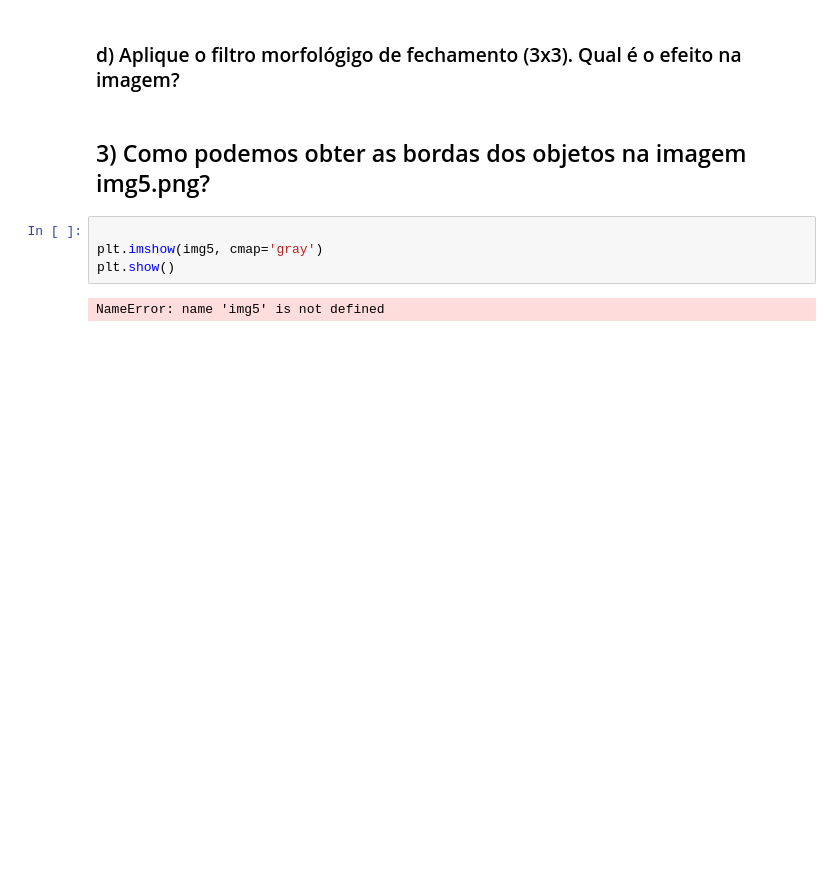
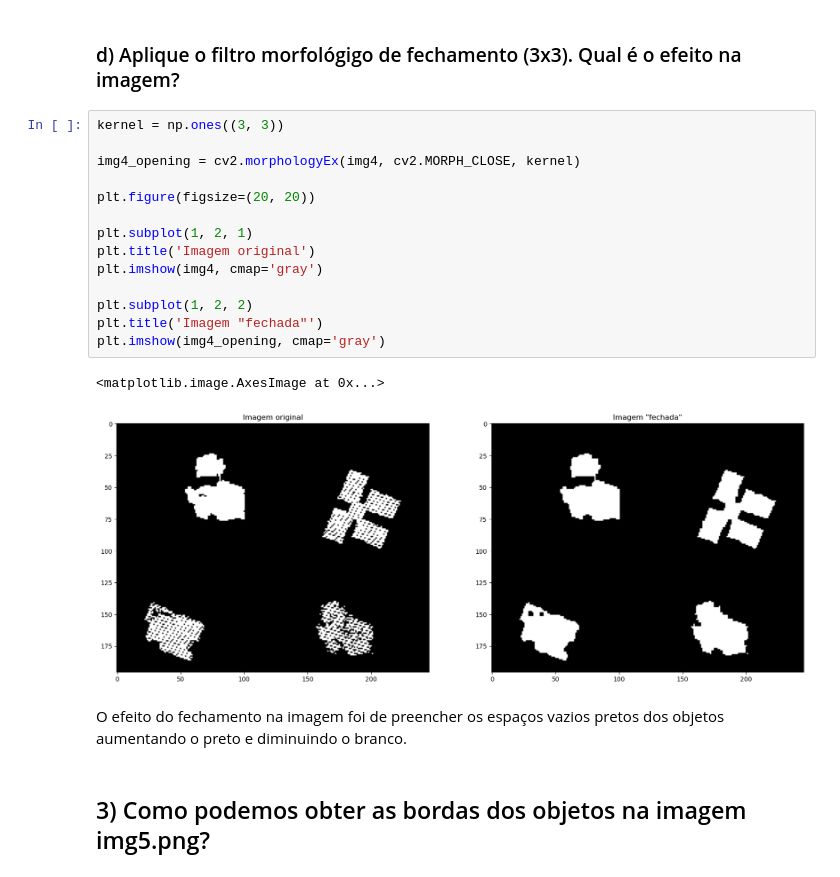
Before and after one commit to LuizHVicari/Processamento-de-imagens, a Jupyter notebook: Aula 012/Exercicios.ipynb, the cells around one changed output. Cells and saved outputs as stored; diff of their text form; blank space fills up the shorter version.

```diff
--- a/Aula 012/Exercicios.ipynb
+++ b/Aula 012/Exercicios.ipynb
@@ -201,13 +220,26 @@ O efeito na imagem após a dilatação foi de reduzir o "granulado" nos objetos.
 # %% [markdown]
 ### d) Aplique o filtro morfológigo de fechamento (3x3). Qual é o efeito na imagem?
+# %%
+kernel = np.ones((3, 3))
+
+img4_opening = cv2.morphologyEx(img4, cv2.MORPH_CLOSE, kernel)
+
+plt.figure(figsize=(20, 20))
+
+plt.subplot(1, 2, 1)
+plt.title('Imagem original')
+plt.imshow(img4, cmap='gray')
+
+plt.subplot(1, 2, 2)
+plt.title('Imagem "fechada"')
+plt.imshow(img4_opening, cmap='gray')
+# %% [output]
+<matplotlib.image.AxesImage at 0x...>
+[figure, added]
+# %% [markdown]
+O efeito do fechamento na imagem foi de preencher os espaços vazios pretos dos objetos aumentando o preto e diminuindo o branco.
 # %% [markdown]
 ## 3) Como podemos obter as bordas dos objetos na imagem img5.png?
-# %%
-
-plt.imshow(img5, cmap='gray')
-plt.show()
-# %% [output]
-NameError: name 'img5' is not defined
 # %%
 img5 = cv2.imread('img5.png', cv2.IMREAD_GRAYSCALE)
 img5_threshold = cv2.adaptiveThreshold(img5,
```
Also changed, not shown: parts of 3 cells of this notebook.
